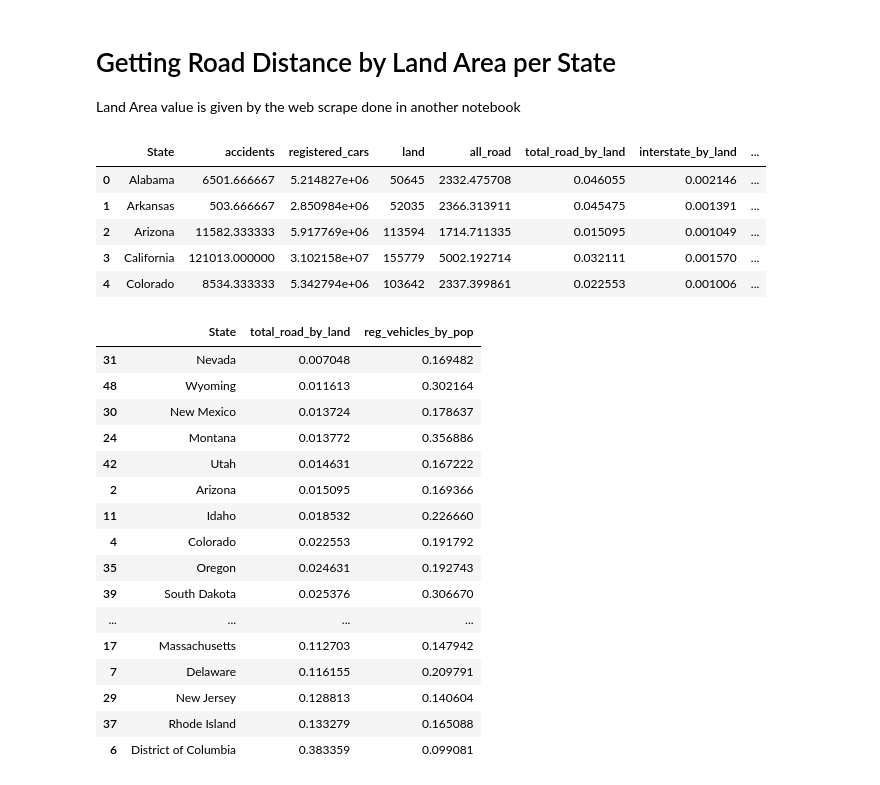
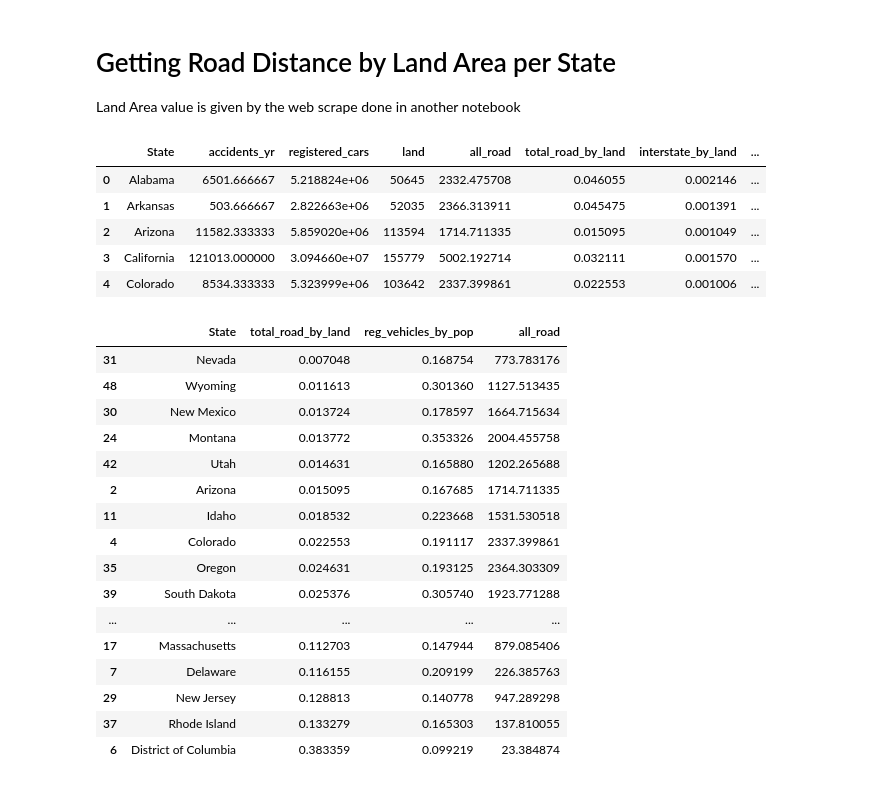
Before and after one commit to smyoung88/DA_G2_Final_Project, a Jupyter notebook: Vellios/StateGrouped_Dataset_Accidents-Cars-Pop-Land-Blue-Weed.ipynb, the cells around one changed output. Cells and saved outputs as stored; diff of their text form; code cells hidden in the pictures.

```diff
--- a/Vellios/StateGrouped_Dataset_Accidents-Cars-Pop-Land-Blue-Weed.ipynb
+++ b/Vellios/StateGrouped_Dataset_Accidents-Cars-Pop-Land-Blue-Weed.ipynb
@@ -510,5 +580,4 @@ blue_df
 # %%
 index_by_state = index_by_state.merge(blue_df, how = 'left', on = 'State')
-index_by_state['blueLaws'] = index_by_state['blueLaws'].fillna(0).apply(lambda x: int(x))
 index_by_state
 # %% [output]
@@ -660,3 +719,9 @@ index_by_state[index_cols].head()
+# %%
+index_by_state['TotalCrashes_2017-2019'] = (index_by_state['CrashCount_2017'] + index_by_state['CrashCount_2018'] + index_by_state['CrashCount_2019'])
+index_by_state['TotalRegisteredVehicles_2017-2019'] = (index_by_state['RegisteredVehicles_2017'] + index_by_state['RegisteredVehicles_2018'] + index_by_state['RegisteredVehicles_2018'])
+# %%
+index_by_state['Avg_Crashes_Yr'] = index_by_state['TotalCrashes_2017-2019'] / 3
+index_by_state['Avg_Registration_Yr'] = index_by_state['TotalRegisteredVehicles_2017-2019'] / 3
 # %% [markdown]
 # Getting Total Road Distance
 # %%
@@ -676,8 +732,8 @@ Land Area value is given by the web scrape done in another notebook
 # %%
 testing = pd.DataFrame()
 testing['State'] = index_by_state['State']
-testing['accidents'] = index_by_state['Crash_Count_YAvg']
-testing['registered_cars'] = index_by_state['Registered_Vehicles_Avg']
+testing['accidents_yr'] = index_by_state['Avg_Crashes_Yr']
+testing['registered_cars'] = index_by_state['Avg_Registration_Yr']
 testing['land'] = index_by_state['LandArea_SqMi']
 testing['all_road'] = index_by_state['total_road_distance']
 testing['total_road_by_land'] = index_by_state['total_road_distance'] / index_by_state['LandArea_SqMi']
@@ -687,30 +743,30 @@ testing['danger'] = index_by_state['Severity_cat']
 testing['pop'] = index_by_state['Total_2019_Pop']
 testing.head()
 # %% [output]
-|  | State | accidents | registered_cars | land | all_road | total_road_by_land | interstate_by_land | ... |
-| 0 | Alabama | 6501.666667 | 5.214827e+06 | 50645 | 2332.475708 | 0.046055 | 0.002146 | ... |
-| 1 | Arkansas | 503.666667 | 2.850984e+06 | 52035 | 2366.313911 | 0.045475 | 0.001391 | ... |
-| 2 | Arizona | 11582.333333 | 5.917769e+06 | 113594 | 1714.711335 | 0.015095 | 0.001049 | ... |
-| 3 | California | 121013.000000 | 3.102158e+07 | 155779 | 5002.192714 | 0.032111 | 0.001570 | ... |
-| 4 | Colorado | 8534.333333 | 5.342794e+06 | 103642 | 2337.399861 | 0.022553 | 0.001006 | ... |
+|  | State | accidents_yr | registered_cars | land | all_road | total_road_by_land | interstate_by_land | ... |
+| 0 | Alabama | 6501.666667 | 5.218824e+06 | 50645 | 2332.475708 | 0.046055 | 0.002146 | ... |
+| 1 | Arkansas | 503.666667 | 2.822663e+06 | 52035 | 2366.313911 | 0.045475 | 0.001391 | ... |
+| 2 | Arizona | 11582.333333 | 5.859020e+06 | 113594 | 1714.711335 | 0.015095 | 0.001049 | ... |
+| 3 | California | 121013.000000 | 3.094660e+07 | 155779 | 5002.192714 | 0.032111 | 0.001570 | ... |
+| 4 | Colorado | 8534.333333 | 5.323999e+06 | 103642 | 2337.399861 | 0.022553 | 0.001006 | ... |
 # %%
 testing['reg_vehicles_by_pop'] = (testing['registered_cars'] / testing['pop'])
-testing[['State','total_road_by_land','reg_vehicles_by_pop']].sort_values('total_road_by_land')
+testing[['State','total_road_by_land','reg_vehicles_by_pop','all_road']].sort_values('total_road_by_land')
 # %% [output]
-|  | State | total_road_by_land | reg_vehicles_by_pop |
-| 31 | Nevada | 0.007048 | 0.169482 |
-| 48 | Wyoming | 0.011613 | 0.302164 |
-| 30 | New Mexico | 0.013724 | 0.178637 |
-| 24 | Montana | 0.013772 | 0.356886 |
-| 42 | Utah | 0.014631 | 0.167222 |
-| 2 | Arizona | 0.015095 | 0.169366 |
-| 11 | Idaho | 0.018532 | 0.226660 |
-| 4 | Colorado | 0.022553 | 0.191792 |
-| 35 | Oregon | 0.024631 | 0.192743 |
-| 39 | South Dakota | 0.025376 | 0.306670 |
-| ... | ... | ... | ... |
-| 17 | Massachusetts | 0.112703 | 0.147942 |
-| 7 | Delaware | 0.116155 | 0.209791 |
-| 29 | New Jersey | 0.128813 | 0.140604 |
-| 37 | Rhode Island | 0.133279 | 0.165088 |
-| 6 | District of Columbia | 0.383359 | 0.099081 |
+|  | State | total_road_by_land | reg_vehicles_by_pop | all_road |
+| 31 | Nevada | 0.007048 | 0.168754 | 773.783176 |
+| 48 | Wyoming | 0.011613 | 0.301360 | 1127.513435 |
+| 30 | New Mexico | 0.013724 | 0.178597 | 1664.715634 |
+| 24 | Montana | 0.013772 | 0.353326 | 2004.455758 |
+| 42 | Utah | 0.014631 | 0.165880 | 1202.265688 |
+| 2 | Arizona | 0.015095 | 0.167685 | 1714.711335 |
+| 11 | Idaho | 0.018532 | 0.223668 | 1531.530518 |
+| 4 | Colorado | 0.022553 | 0.191117 | 2337.399861 |
+| 35 | Oregon | 0.024631 | 0.193125 | 2364.303309 |
+| 39 | South Dakota | 0.025376 | 0.305740 | 1923.771288 |
+| ... | ... | ... | ... | ... |
+| 17 | Massachusetts | 0.112703 | 0.147944 | 879.085406 |
+| 7 | Delaware | 0.116155 | 0.209199 | 226.385763 |
+| 29 | New Jersey | 0.128813 | 0.140778 | 947.289298 |
+| 37 | Rhode Island | 0.133279 | 0.165303 | 137.810055 |
+| 6 | District of Columbia | 0.383359 | 0.099219 | 23.384874 |
```
Also changed, not shown: parts of 31 cells of this notebook, 1 other file.
